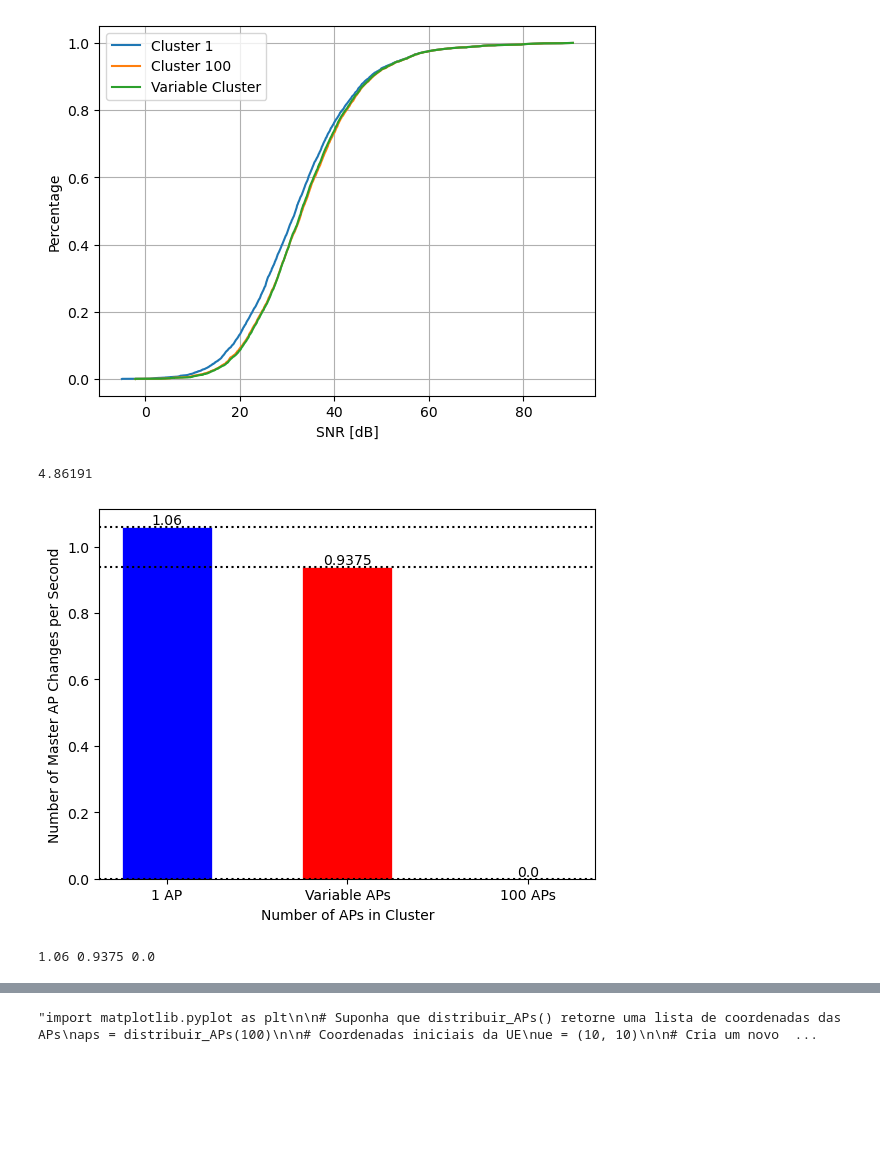
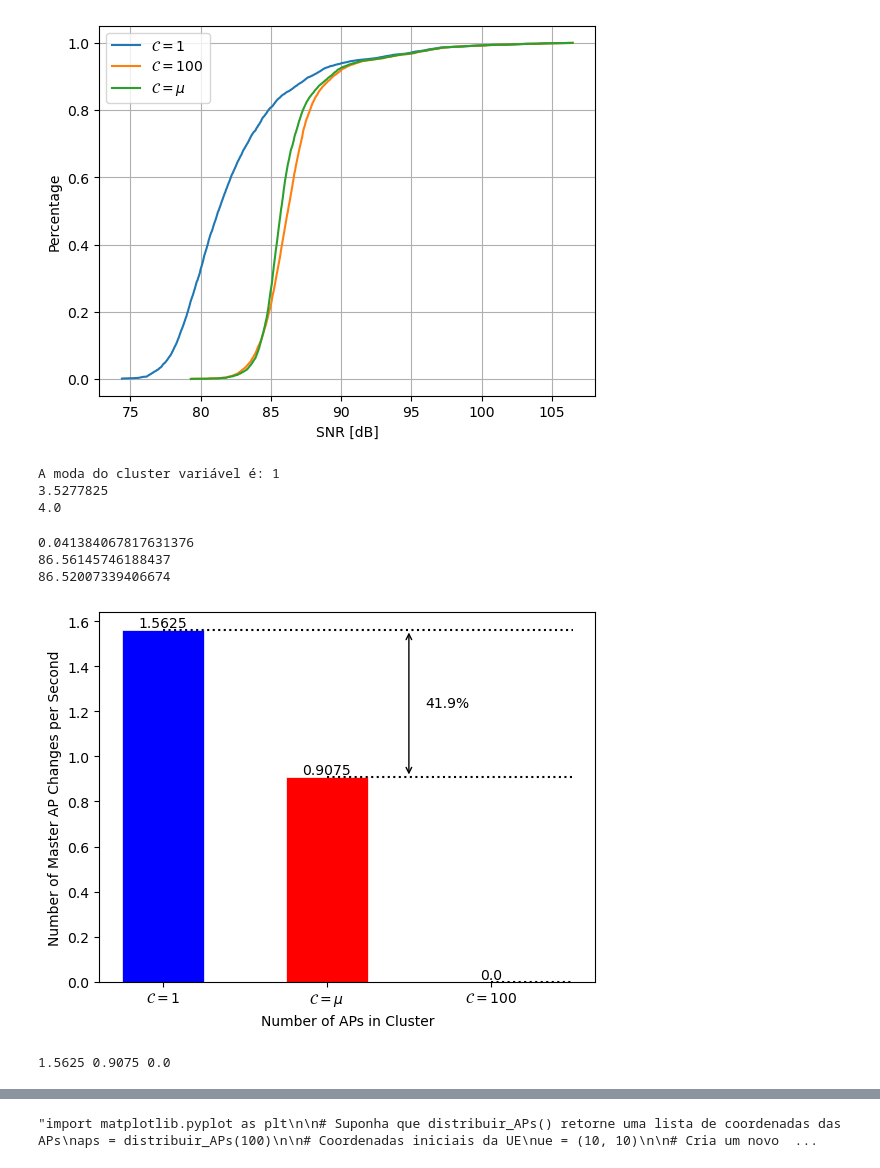
Before and after one commit to vitorfraga12/Comunicacao_Movel6G, a Jupyter notebook: Caso_2_notebook.ipynb, the cells around one changed output, grey strips where cells are left out. Saved outputs shown, nothing was run; the diff lists cells and outputs as text; code cells hidden in the pictures; blank space fills up the shorter version.

Commit message:
Atualização Final
Arquivo Caso_2_notebook[1] tem os resultados finais usados no artigo

```diff
--- a/Caso_2_notebook.ipynb
+++ b/Caso_2_notebook.ipynb
@@ -121,10 +121,11 @@ def find_path_gain(dist, shadowing):
 
     Returns:
     float: The path gain calculated using the given distance and shadowing effects.'''
-    beta = (-30.5 - 36.7*np.log10(dist/1)) # dB
-    lin_beta = db2lin(beta) # [LINEAR]
+    beta = (30.5 + 36.7*np.log10(dist)) # dB
 
-    path_gain_result = shadowing * lin_beta #Obtem o path_gain local de cada AP
+    path_gain = shadowing + beta # dB
+
+    path_gain_result = np.sqrt(db2lin(-path_gain)) # [LINEAR]
 
     return path_gain_result # [LINEAR]
 # %%
@@ -141,13 +142,13 @@ def find_pot_rec(pot_trans, dist, d_0, shadowing):
 
     Returns:
     float: The received power if distance is above the threshold; otherwise, returns zero.'''
-    k = 1e-4
-    n = 4
-    beta = (-30.5 - 36.7*np.log10(dist/1)) # dB
-    linear_beta = 10 ** (beta / 10) # Linear
+
+    beta = (30.5 + 36.7*np.log10(dist)) # dB
 
     if dist >= d_0:
-        pot_rec_result = shadowing * (pot_trans * linear_beta) #Obtem a potência recebida de cada AP
+        path_gain = shadowing + beta
+        path_gain_result = np.sqrt(db2lin(-path_gain))
+        pot_rec_result = path_gain_result * pot_trans # Obtem a potência recebida de cada AP
     else:
         pot_rec_result = 0
 
@@ -241,7 +242,7 @@ def calculate_snr_acom(B_t, p_t, d_0, K_0, M, N, passos, shadowing, x_coord, y_c
         for index_AP in range(M):
             distance[index_AP] = dAPUE(x_coord[passo], y_coord[passo], ap_coord[index_AP]) # Calcula a distância da UE para cada AP
             path_gain[index_AP] = find_path_gain(distance[index_AP], shadowing[passo]) # Calcula o path gain para cada AP
-            while ci < len(path_gain) - 1 and path_gain[ci] <= path_gain[ci+1]:
+            while ci < len(path_gain) - 1 and path_gain[ci] <= 1e-12:
                 ci += 1
         ci_values.append(ci)  # Adicionando o valor de ci à lista
         max_index = np.argsort(path_gain)[-ci:][::-1]
@@ -338,7 +339,7 @@ def calculate_capacity(B_t, p_t, d_0, K, M, N, passos, shadowing, cluster):
     return capacity
 # %%
 B_t, p_t, d_0, K_0 = 100e6, 1e3, 1, 1e-17 # Em MHz, mW, metros, mW/Hz respectivamente
-ap, ue, channel = 100, 1, 1
+ap, ue, channel = 64, 1, 1
 passos = 400000 # Definido já que a UE irá se mover a cada 10cm
 velocity = 0.01 # Velocidade de 10 m/s considerando que cada iteração é equivalente a 10ms
 shadow = find_shadowing(passos) # Definindo o shadowing que se altera para cada 10m
@@ -377,10 +378,10 @@ plt.grid()
 plt.show()'''
 
 # Plotando a CDF da SNR
-plt.plot(cdf_snr1, np.arange(0, len(snr1)) / len(snr1), label=f'Cluster {cluster1}')
+plt.plot(cdf_snr1, np.arange(0, len(snr1)) / len(snr1), label='$\mathcal{C} = 1$')
 #plt.plot(cdf_snr2, np.arange(0, len(snr2)) / len(snr2), label=f'Cluster {cluster2}')
-plt.plot(cdf_snr3, np.arange(0, len(snr3)) / len(snr3), label=f'Cluster {cluster3}')
-plt.plot(cdf_snr4, np.arange(0, len(snr4)) / len(snr4), label='Variable Cluster')
+plt.plot(cdf_snr3, np.arange(0, len(snr3)) / len(snr3), label= '$\mathcal{C} = 100$ ')
+plt.plot(cdf_snr4, np.arange(0, len(snr4)) / len(snr4), label='$\mathcal{C} = \mu$ ')
 plt.legend()
 plt.xlabel('SNR [dB]')
 plt.ylabel('Percentage')
@@ -388,13 +389,32 @@ plt.ylabel('Percentage')
 plt.grid()
 plt.savefig('cdf_snr.pdf')
 plt.show()
-
-
-cc=np.mean(cc)
-print(cc)
 # %% [output]
-[figure, old version]
+[figure, new version]
-4.86191
+# %%
+# Falando qual a moda do cluster variavel
+import statistics
+moda_cluster = statistics.mode(cc)
+print(f'A moda do cluster variável é: {moda_cluster}')
+print(np.mean(cc))
+print(np.median(cc))
+# %% [output]
+A moda do cluster variável é: 1
+3.5277825
+4.0
+# %%
+# A diferença no quinto percentil entre o cluster de 100 APs e o cluster variável
+#x_variable[int(x_variable.size*0.05)] - x_const[int(x_const.size*0.05)]
+
+diferenca = (snr3[int(snr3.size*0.05)]) - (snr4[int(snr4.size*0.05)])
+
+print(diferenca)
+print(snr3[int(snr3.size*0.05)])
+print(snr4[int(snr4.size*0.05)])
+# %% [output]
+0.041384067817631376
+86.56145746188437
+86.52007339406674
 # %%
 '''clustermaster1, clustermaster2, clustermaster3 = 1, 9, 100
 master1 = find_masterap(ap, passos, shadow, clustermaster1, x_coord, y_coord)
@@ -411,39 +431,45 @@ master4 = master4 / time
 master3 = master3 / time
 #master4 = master4 / time
 # %%
-# Plotando o gráfico de barras
 fig, ax = plt.subplots()
+diff1_4 = ((master4 - master1) / master1) * 100
+
 
 # Posições das barras
 xs = np.arange(3)
 
 # Plotando as barras
 ax.bar(0, master1, width=0.5, color='b', edgecolor="white", linewidth=0.5)
 ax.bar(1, master4, width=0.5, color='r', edgecolor="white", linewidth=0.5)
 ax.bar(2, master3, width=0.5, color='y', edgecolor="white", linewidth=0.5)
 #ax.bar(3, master4, width=0.5, color='g', edgecolor="white", linewidth=0.5)
 
 # Adicionando linhas pontilhadas e rótulos
 for x, y in zip(xs, [master1, master4, master3]):
-    ax.axhline(y, linestyle='dotted', color='black')
+    ax.hlines(y, xmin=x, xmax=len(xs) - 0.5, linestyle='dotted', color='black')
     ax.text(x, y, str(y), ha='center', va='bottom')
 
-x_labels = [f"{cluster1} AP", "Variable APs", f"{cluster3} APs"]
+ax.annotate('', xy=(1.5, master1), xytext=(1.5, master4),
+            arrowprops=dict(arrowstyle='<->', color='black'))
+ax.text(1.6, (master1 + master4) / 2, f'{-diff1_4:.1f}%', ha='left', va='center')
+
+
+x_labels = ["$\mathcal{C} = 1$", "$\mathcal{C} = \mu$", "$\mathcal{C} = 100$"]
 
 # Configurando os rótulos dos eixos e título
 ax.set_xlabel("Number of APs in Cluster")
 ax.set_ylabel("Number of Master AP Changes per Second")
 ax.set_xticks(np.arange(len(x_labels)))
 ax.set_xticklabels(x_labels)
 
 plt.savefig('masterap.pdf')
 # Mostrando o gráfico
 plt.show()
 
 print(master1, master4, master3)
 # %% [output]
-[figure, old version]
+[figure, new version]
-1.06 0.9375 0.0
+1.5625 0.9075 0.0
 # %%
 #Para definir quantos porcento do tempo a UE passa em cada AP do primeiro cenario para o segundo
 print(master4/master1)
```
Also changed, not shown: parts of 7 cells of this notebook, 4 other files.
